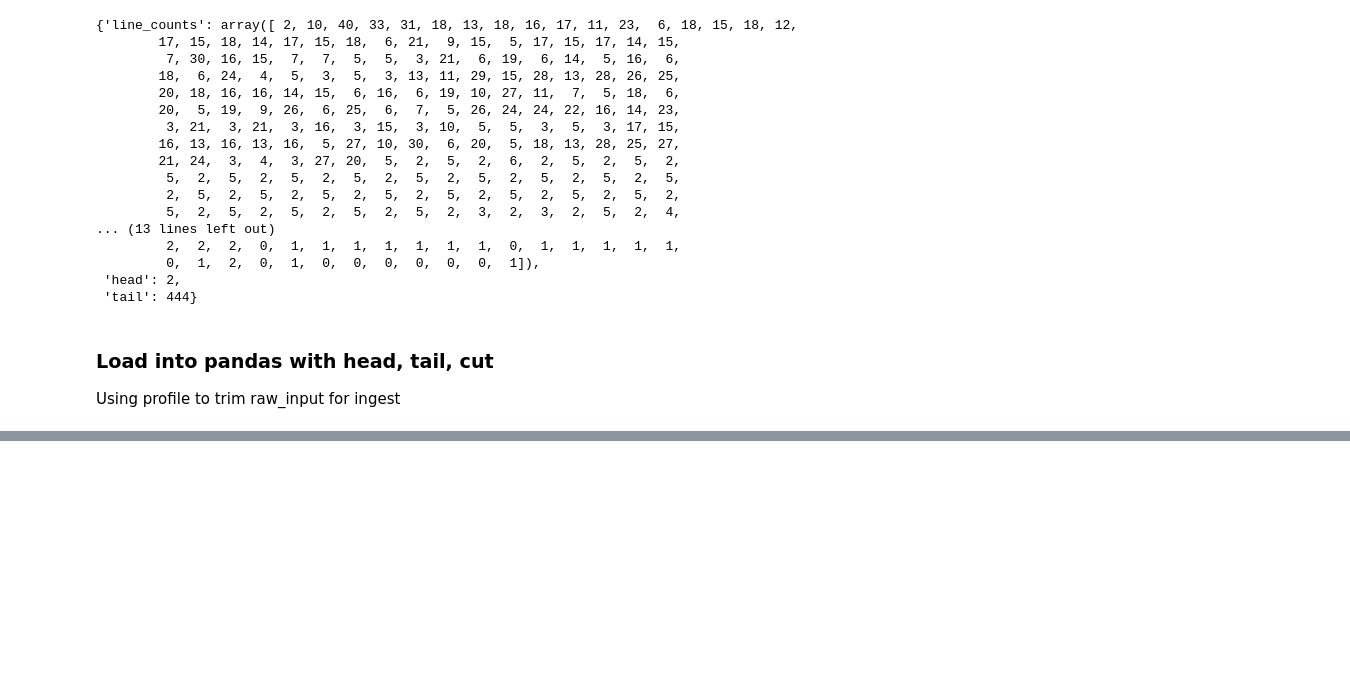
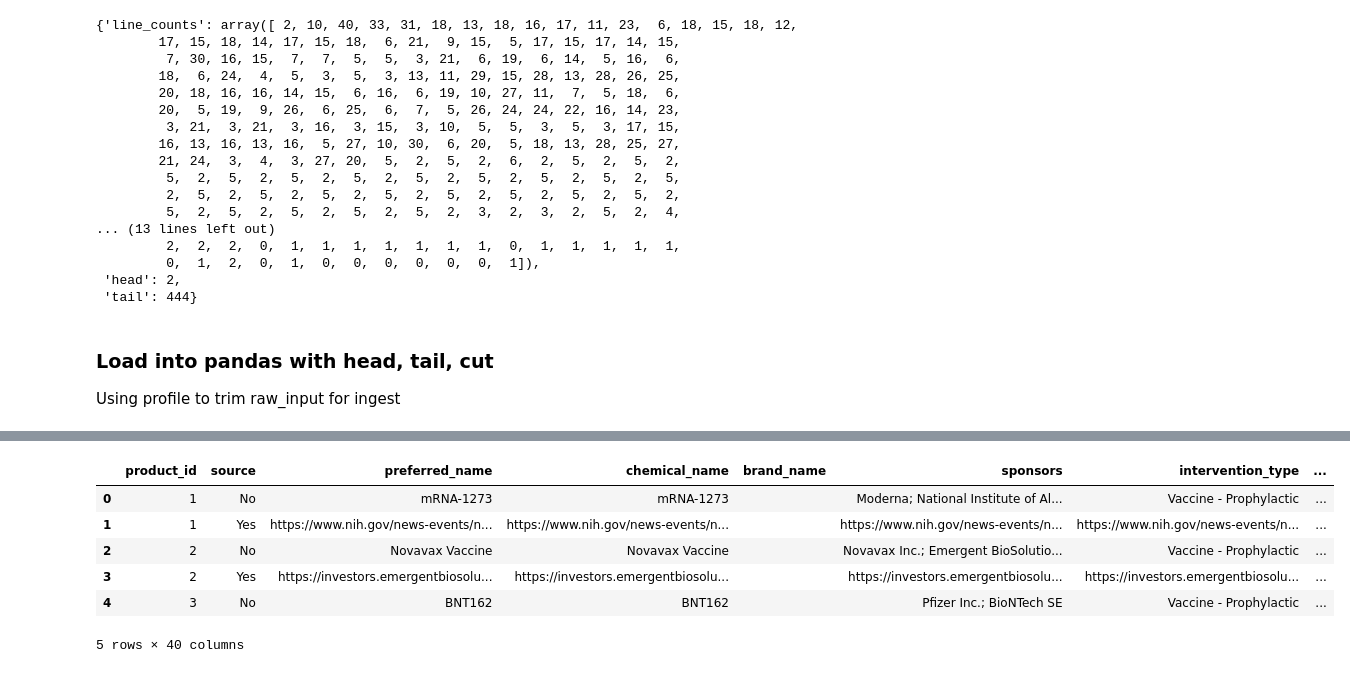
Before and after one commit to c19-rnd-dashboard/py-api-vac-rnd-dash, a Jupyter notebook: data/vaccines/Clean HelpWithCovid Vaccines.ipynb, the cells around one changed output, grey strips where cells are left out. Saved outputs shown, nothing was run; the diff lists cells and outputs as text; code cells hidden in the pictures; blank space fills up the shorter version.

```diff
--- a/data/vaccines/Clean HelpWithCovid Vaccines.ipynb
+++ b/data/vaccines/Clean HelpWithCovid Vaccines.ipynb
@@ -291,0 +239,50 @@ Date Update Performed
+# %%
+# Rename Columns
+product_schema = {
+    'ID': 'product_id',
+    'Source?': 'source',
+    'Product Name - Preferred': 'preferred_name',
+    'Product Name - Chemical': 'chemical_name',
+    'Product Name - Brand': 'brand_name',
+    'Sponsor': 'sponsors',
+    'Intervention Type': 'intervention_type',
+    'Indication': 'indication',
+    'Molecule Type': 'molecule_type',
+    'Therapeutic Approach': 'therapeutic_approach',
+    'New/Repurposed': 'repurposed',
+    'Notes': 'notes',
+    'Funding/Manufacturing/Research/Other Partners': 'other_partners',
+    'Country': 'countries',
+    'Current Status': 'current_status',
+    'Pre-Clinical Studies Started': 'pre_clinical_studies_started_date',
+    'Lead Selection Finalized': 'lead_selection_finalized_date',
+    'Clinical Batch Finalized': 'clinical_batch_finalized_date',
+    'IND or Equivalent Approval Finalized': 'ind_finalized_date',
+    'Phase 1 Started': 'phase_1_started_date',
+    'Phase 2 Started': 'phase_2_started_date',
+    'Phase 3 Started': 'phase_3_started_date',
+    'NDA or equivalent Approval Finalized': 'nda_finalized',
+    'Phase': 'phase',
+    'Condition or Disease': 'condition_or_disease',
+    'Number of Participants': 'number_participants',
+    'Accepts Healthy Subjects': 'accepts_healthy_subjects',
+    '# of Sites': 'num_sites',
+    'Sites Locations': 'site_locations',
+    'Study Start Date': 'study_start_date',
+    'Primary Completion DAte': 'primary_completion_date',
+    'Study Completion Date': 'study_completion_date',
+    'How to participate': 'participation_link',
+    'Discovery Started': 'discovery_started_date',
+    'CTG Identifier': 'trial_id',
+    'Status': 'status',
+}
+df1 = df1.rename(columns=product_schema)
+df1.head()
+# %% [output]
+|  | product_id | source | preferred_name | chemical_name | brand_name | sponsors | intervention_type | ... |
+| 0 | 1 | No | mRNA-1273 | mRNA-1273 |  | Moderna; National Institute of Al... | Vaccine - Prophylactic | ... |
+| 1 | 1 | Yes | https://www.nih.gov/news-events/n... | https://www.nih.gov/news-events/n... |  | https://www.nih.gov/news-events/n... | https://www.nih.gov/news-events/n... | ... |
+| 2 | 2 | No | Novavax Vaccine | Novavax Vaccine |  | Novavax Inc.; Emergent BioSolutio... | Vaccine - Prophylactic | ... |
+| 3 | 2 | Yes | https://investors.emergentbiosolu... | https://investors.emergentbiosolu... |  | https://investors.emergentbiosolu... | https://investors.emergentbiosolu... | ... |
+| 4 | 3 | No | BNT162 | BNT162 |  | Pfizer Inc.; BioNTech SE | Vaccine - Prophylactic | ... |
+5 rows × 40 columns
```
Also changed, not shown: parts of 15 cells of this notebook, 1 other file.
